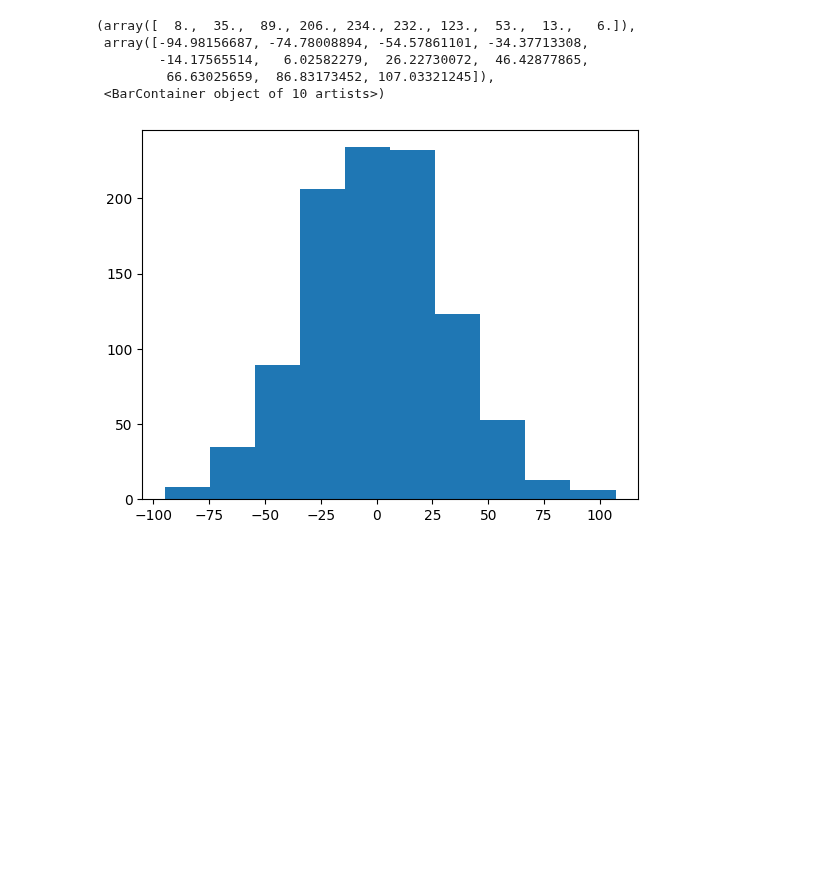
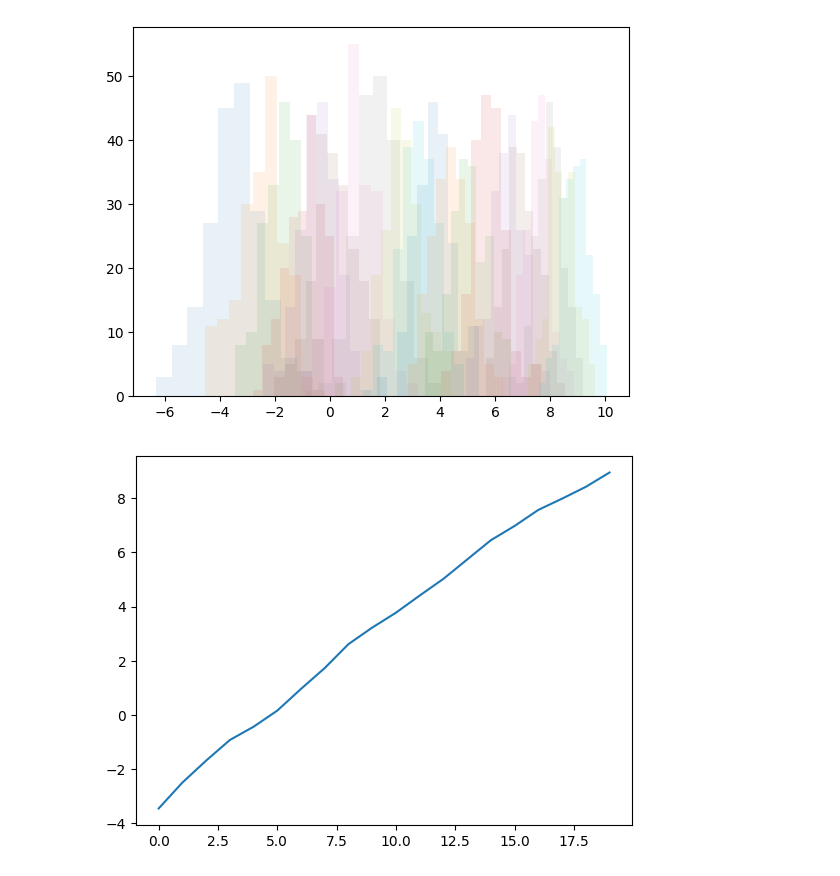
Before and after one commit to cjGO/burbankai, a Jupyter notebook: nbs/x01_chewc.ipynb, the cells around one changed output. Cells and saved outputs as stored; diff of their text form; code cells hidden in the pictures; blank space fills up the shorter version.

Commit message:
finished numpy core features

```diff
--- a/nbs/x01_chewc.ipynb
+++ b/nbs/x01_chewc.ipynb
@@ -258,10 +0,0 @@ chewc.population[0].fitness
-# %%
-
-plt.hist(chewc.population.get_pheno())
-# %% [output]
-(array([  8.,  35.,  89., 206., 234., 232., 123.,  53.,  13.,   6.]),
- array([-94.98156687, -74.78008894, -54.57861101, -34.37713308,
-        -14.17565514,   6.02582279,  26.22730072,  46.42877865,
-         66.63025659,  86.83173452, 107.03321245]),
- <BarContainer object of 10 artists>)
-[figure, removed]
@@ -267,0 +229,47 @@ plt.hist(chewc.population.get_pheno())
+# %%
+def random_pairs_with_resampling(arr, n_pairs):
+    """
+    Return n_pairs of randomly selected integers from the given array, with resampling.
+
+    Parameters:
+    arr (numpy.ndarray): A numpy array of integers.
+    n_pairs (int): The number of pairs to return.
+
+    Returns:
+    list of tuples: A list of tuples, each containing a pair of randomly selected integers.
+    """
+    pairs = []
+    for _ in range(n_pairs):
+        pair = tuple(np.random.choice(arr, size=2, replace=True))
+        pairs.append(pair)
+    return pairs
+# %%
+pop_size = 200
+g = Genome(3, 1000)
+population = Population(g, size=pop_size)
+trait = Trait(g, population,0,1)
+
+h2 = .01
+
+
+#Plug them into ChewC
+chewc = ChewC()
+chewc.trait = trait
+chewc.population = population
+chewc.genome = g
+chewc.pedigree_book = []
+chewc.population.trial(h2)
+# %%
+means = []
+for _ in range(20):
+    means.append(chewc.population.get_pheno().mean())
+    plt.hist(chewc.population.get_pheno(),alpha=.1)
+    selection = random_pairs_with_resampling(chewc.population.truncation(40), pop_size)
+    chewc.population.breed(selection)
+    chewc.population.trial(h2)
+plt.show()
+plt.plot(means)
+plt.show()
+# %% [output]
+[figure, added]
+[figure, added]
```
Also changed, not shown: parts of 5 cells of this notebook.
